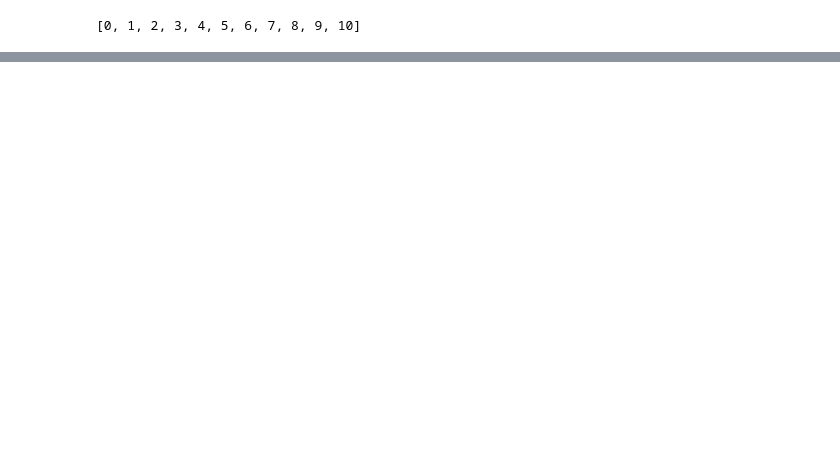
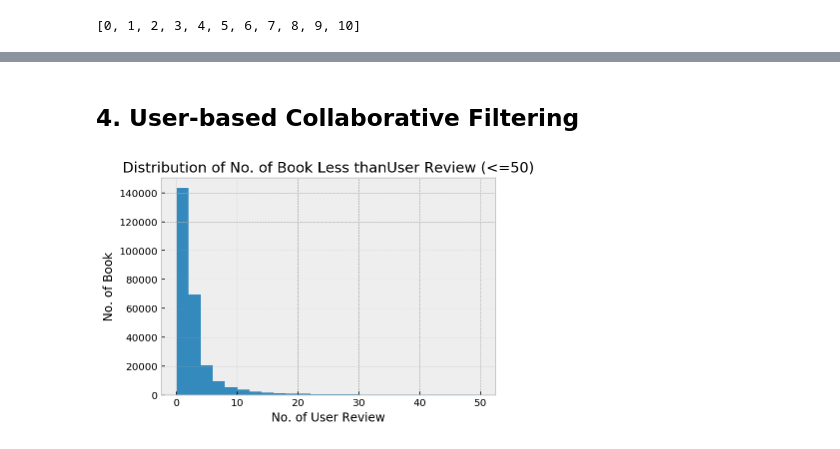
Before and after one commit to ppeyliang/book-recommender, a Jupyter notebook: capstone_project.ipynb, the cells around one changed output, grey strips where cells are left out. Saved outputs shown, nothing was run; the diff lists cells and outputs as text; code cells hidden in the pictures; blank space fills up the shorter version.

Commit message:
Add user-based collaborative filtering

```diff
--- a/capstone_project.ipynb
+++ b/capstone_project.ipynb
@@ -109,0 +99,6 @@ dtype: int64
+# %%
+# Since there are only 2 missing values, we'll just drop it.
+book.dropna(inplace=True)
+book.drop(['Image-URL-S', 'Image-URL-M'], axis=1, inplace=True)
+book.columns = ['ISBN', 'title', 'author', 'year', 'publisher', 'image']
+book.head()
@@ -109,0 +123,6 @@ dtype: int64
+# %%
+# For simplicity, rows with incorrect year are replaced with mean.
+# Alternatively, use webscrapping to collect and replace with correct year.
+book.loc[(book['year'] == 0) | (book['year'] >= 2020)] = np.nan
+book['year'] = book['year'].fillna(round(book['year'].mean()))
+book['year'] = book['year'].astype(int)
@@ -109,0 +131,3 @@ dtype: int64
+# %%
+ratings.columns = ['user', 'ISBN', 'rating']
+ratings.nunique()
@@ -120,0 +250,11 @@ sorted(ratings['Book-Rating'].unique())
+# %% [markdown]
+## 4. User-based Collaborative Filtering
+# %%
+# Majority of book only has less than 10 reviews.
+df.groupby('ISBN')['rating'].count().hist(bins=range(0, 51, 2))
+plt.title('Distribution of No. of Book Less thanUser Review (<=50)')
+plt.xlabel('No. of User Review')
+plt.ylabel('No. of Book')
+plt.show()
+# %% [output]
+[figure, added]
```
Also changed, not shown: parts of 36 cells of this notebook.
